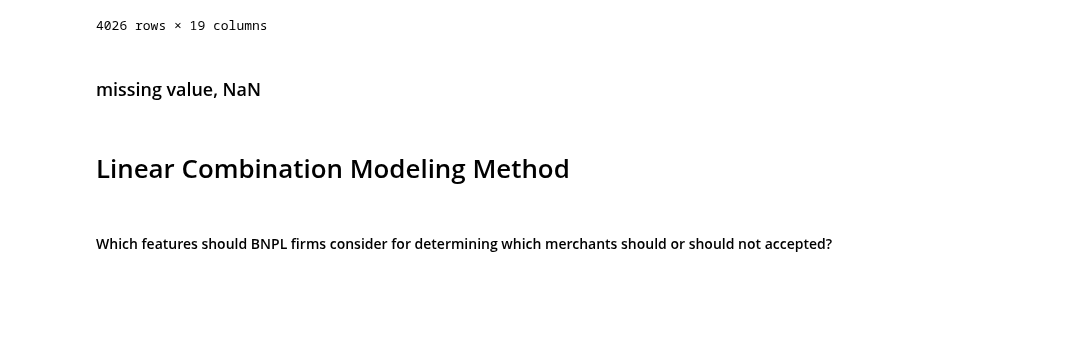
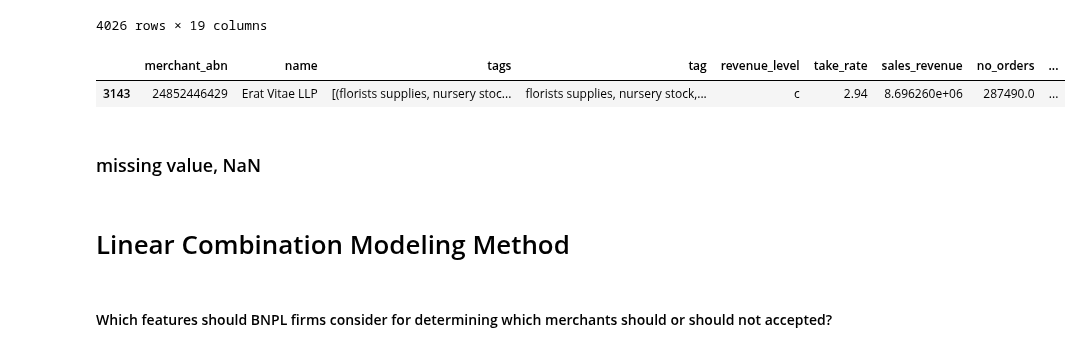
Before and after one commit to MAST30034-Applied-Data-Science/generic-buy-now-pay-later-project-group-19, a Jupyter notebook: notebooks/Linear combination Modelling (in progress).ipynb, the cells around one changed output. Saved outputs shown, nothing was run; the diff lists cells and outputs as text; code cells hidden in the pictures; blank space fills up the shorter version.

```diff
--- a/notebooks/Linear combination Modelling (in progress).ipynb
+++ b/notebooks/Linear combination Modelling (in progress).ipynb
@@ -78,6 +78,11 @@ final
 | 4024 | 99420575685 | Facilisi Consulting | [[art dealers and galleries], [b]... | art dealers and galleries | b | 4.78 | 3.694443e+03 | 3.0 | ... |
 | 4025 | 99845294286 | Risus Nunc Ac Institute | ([hobby, toy and game Shops], [a]... | hobby, toy and game shops | a | 5.73 | 6.356166e+05 | 546.0 | ... |
 4026 rows × 19 columns
+# %%
+final[final['name'] == 'Erat Vitae LLP']
+# %% [output]
+|  | merchant_abn | name | tags | tag | revenue_level | take_rate | sales_revenue | no_orders | ... |
+| 3143 | 24852446429 | Erat Vitae LLP | [(florists supplies, nursery stoc... | florists supplies, nursery stock,... | c | 2.94 | 8.696260e+06 | 287490.0 | ... |
 # %% [markdown]
 ### missing value, NaN
 # %%
```
Also changed, not shown: parts of 1 cell of this notebook, 2 other files.
